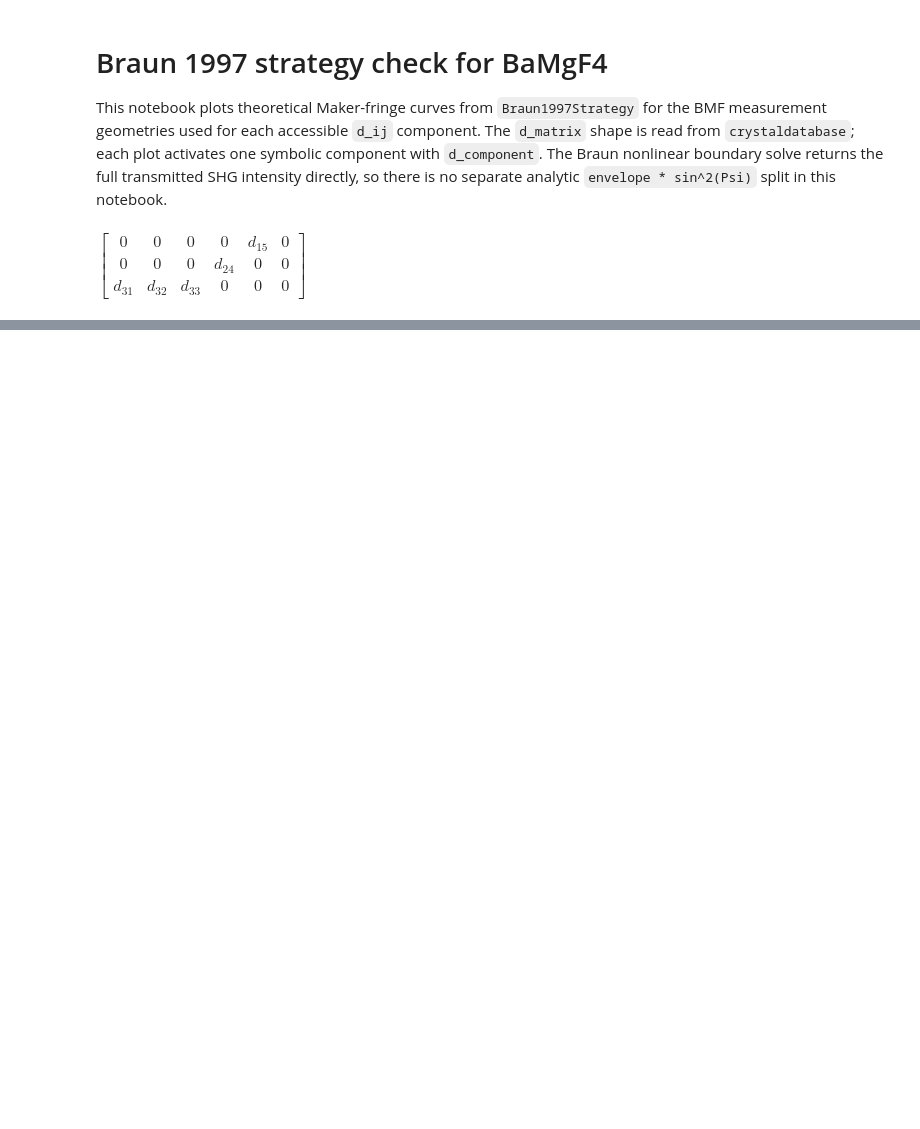
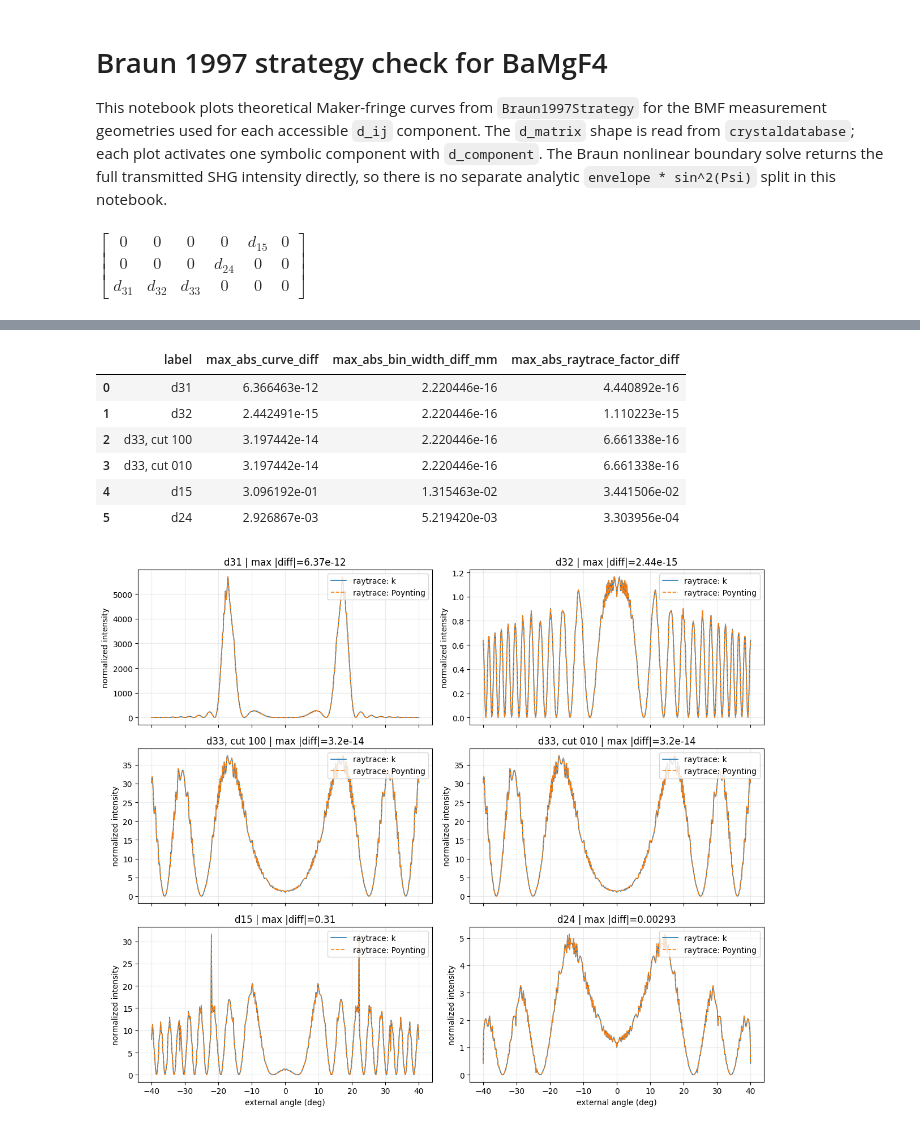
Before and after one commit to ui-kurodai/202510_NLO_measurement, a Jupyter notebook: test_codes/test_braun1997.ipynb, the cells around one changed output, grey strips where cells are left out. Cells and saved outputs as stored; diff of their text form; code cells hidden in the pictures; blank space fills up the shorter version.

```diff
--- a/test_codes/test_braun1997.ipynb
+++ b/test_codes/test_braun1997.ipynb
@@ -157,0 +170,51 @@ fig.tight_layout()
+# %%
+fig, axes = plt.subplots(3, 2, figsize=(12, 10), sharex=True)
+axes = axes.ravel()
+
+direction_summary = []
+for ax, config in zip(axes, BMF_CONFIGS):
+    k_curve, k_aux = calculate_curve(
+        config,
+        use_raytrace=True,
+        raytrace_beam_direction="k",
+    )
+    s_curve, s_aux = calculate_curve(
+        config,
+        use_raytrace=True,
+        raytrace_beam_direction="poynting",
+    )
+    diff = s_curve - k_curve
+    bin_diff = s_aux["raytrace_bin_width"] - k_aux["raytrace_bin_width"]
+    factor_diff = s_aux["raytrace_factor"] - k_aux["raytrace_factor"]
+    direction_summary.append(
+        {
+            "label": config["label"],
+            "max_abs_curve_diff": float(np.nanmax(np.abs(diff))),
+            "max_abs_bin_width_diff_mm": float(np.nanmax(np.abs(bin_diff))),
+            "max_abs_raytrace_factor_diff": float(np.nanmax(np.abs(factor_diff))),
+        }
+    )
+
+    ax.plot(THETA_DEG, k_curve, lw=1.2, label="raytrace: k")
+    ax.plot(THETA_DEG, s_curve, lw=1.2, ls="--", label="raytrace: Poynting")
+    ax.set_title(
+        f"{config['label']} | max |diff|={np.nanmax(np.abs(diff)):.3g}"
+    )
+    ax.set_ylabel("normalized intensity")
+    ax.grid(alpha=0.25)
+    ax.legend(loc="upper right")
+
+for ax in axes[-2:]:
+    ax.set_xlabel("external angle (deg)")
+
+fig.tight_layout()
+pd.DataFrame(direction_summary)
+# %% [output]
+|  | label | max_abs_curve_diff | max_abs_bin_width_diff_mm | max_abs_raytrace_factor_diff |
+| 0 | d31 | 6.366463e-12 | 2.220446e-16 | 4.440892e-16 |
+| 1 | d32 | 2.442491e-15 | 2.220446e-16 | 1.110223e-15 |
+| 2 | d33, cut 100 | 3.197442e-14 | 2.220446e-16 | 6.661338e-16 |
+| 3 | d33, cut 010 | 3.197442e-14 | 2.220446e-16 | 6.661338e-16 |
+| 4 | d15 | 3.096192e-01 | 1.315463e-02 | 3.441506e-02 |
+| 5 | d24 | 2.926867e-03 | 5.219420e-03 | 3.303956e-04 |
+[figure, added]
```
Also changed, not shown: parts of 6 cells of this notebook, 1 other file.
